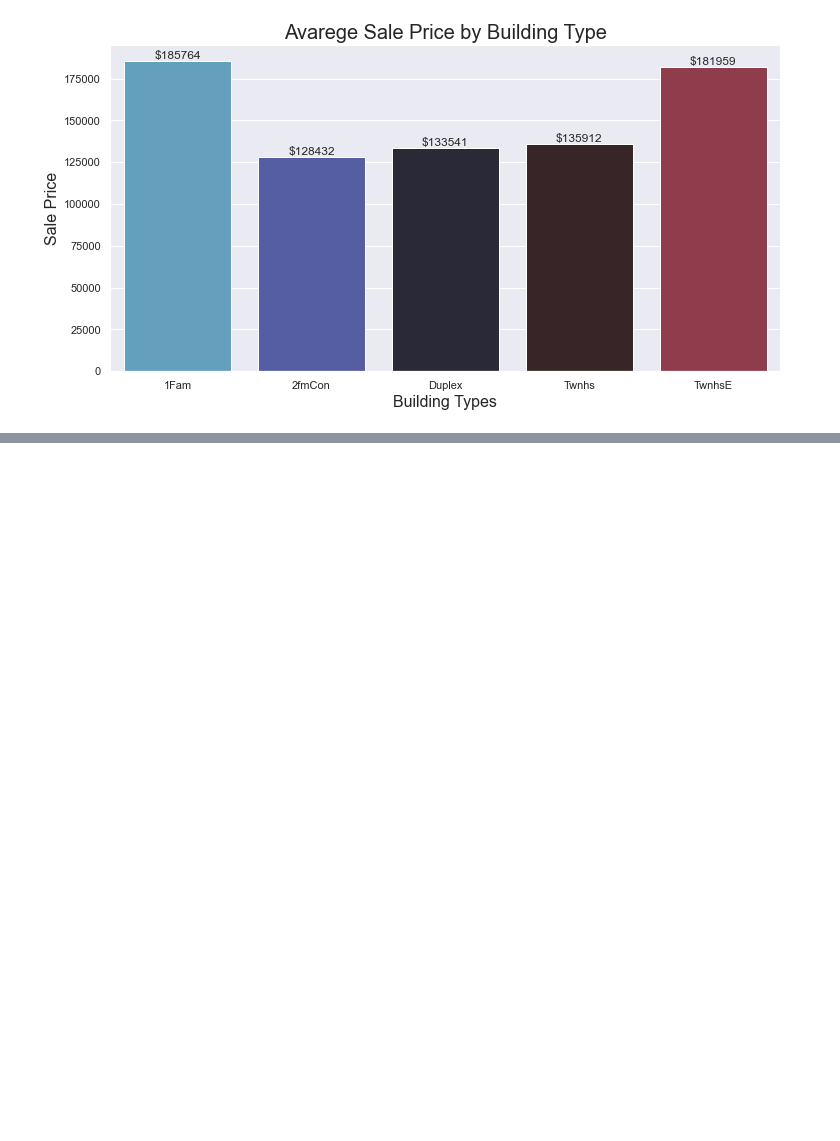
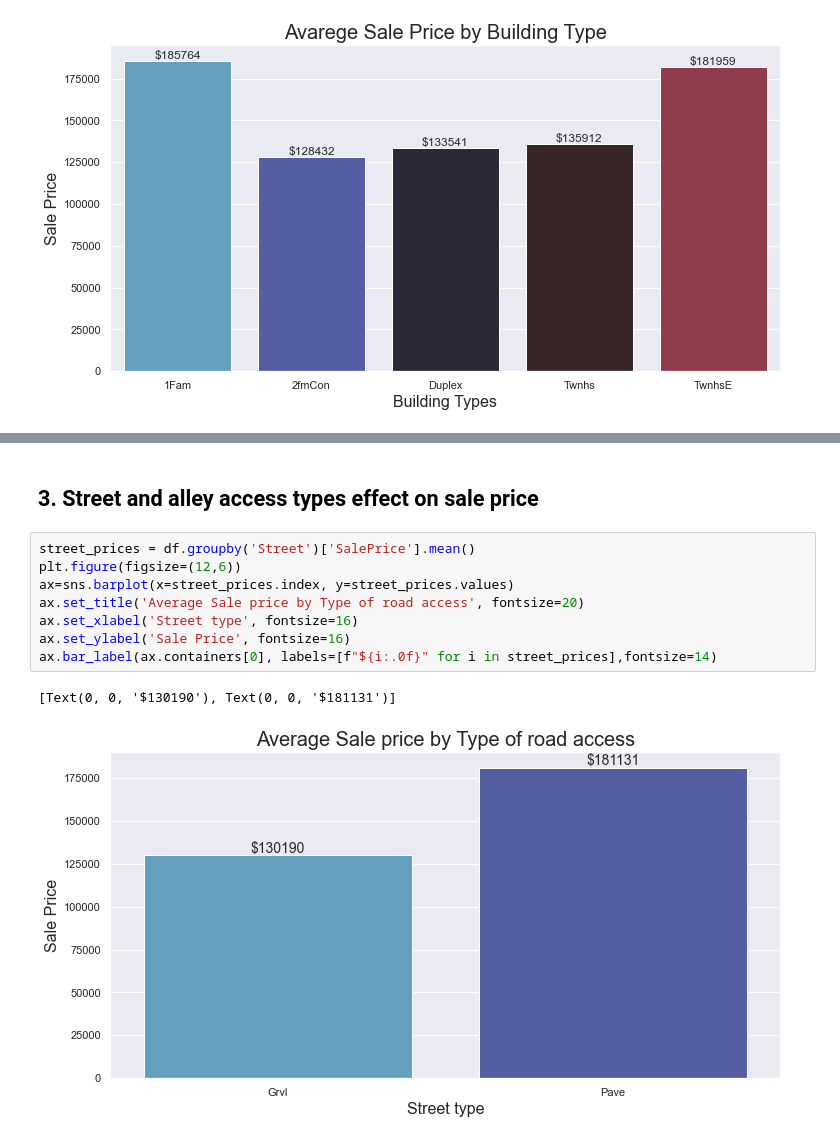
Before and after one commit to Guilhermedbs/House-Prices, a Jupyter notebook: House prices.ipynb, the cells around one changed output, grey strips where cells are left out. Cells and saved outputs as stored; diff of their text form; blank space fills up the shorter version.

```diff
--- a/House prices.ipynb
+++ b/House prices.ipynb
@@ -353,0 +294,13 @@ for position, value in enumerate(average_year_prices.values):
+# %% [markdown]
+## 3. Street and alley access types effect on sale price
+# %%
+street_prices = df.groupby('Street')['SalePrice'].mean()
+plt.figure(figsize=(12,6))
+ax=sns.barplot(x=street_prices.index, y=street_prices.values)
+ax.set_title('Average Sale price by Type of road access', fontsize=20)
+ax.set_xlabel('Street type', fontsize=16)
+ax.set_ylabel('Sale Price', fontsize=16)
+ax.bar_label(ax.containers[0], labels=[f"${i:.0f}" for i in street_prices],fontsize=14)
+# %% [output]
+[Text(0, 0, '$130190'), Text(0, 0, '$181131')]
+[figure, added]
```
Also changed, not shown: parts of 33 cells of this notebook.
